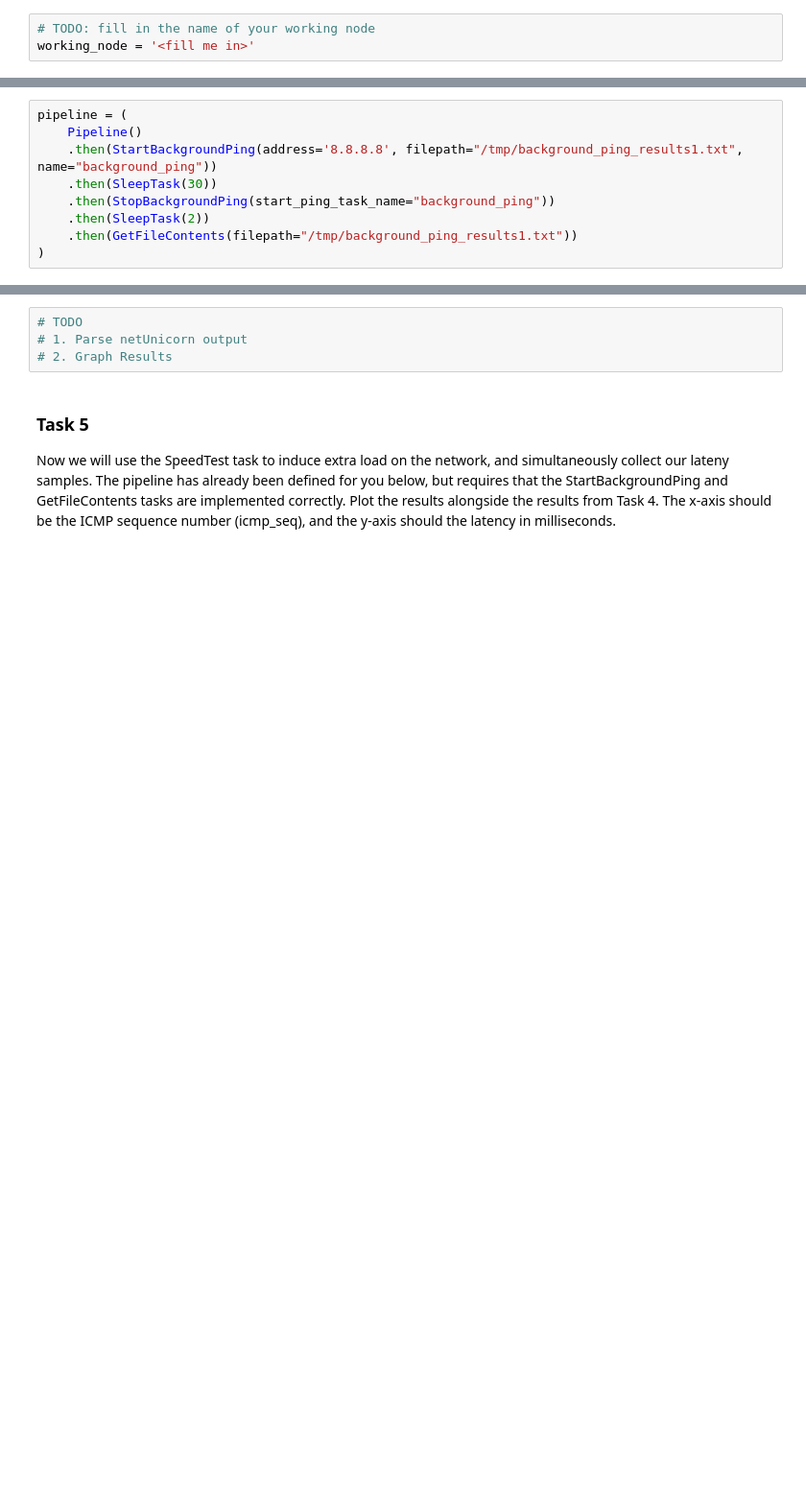
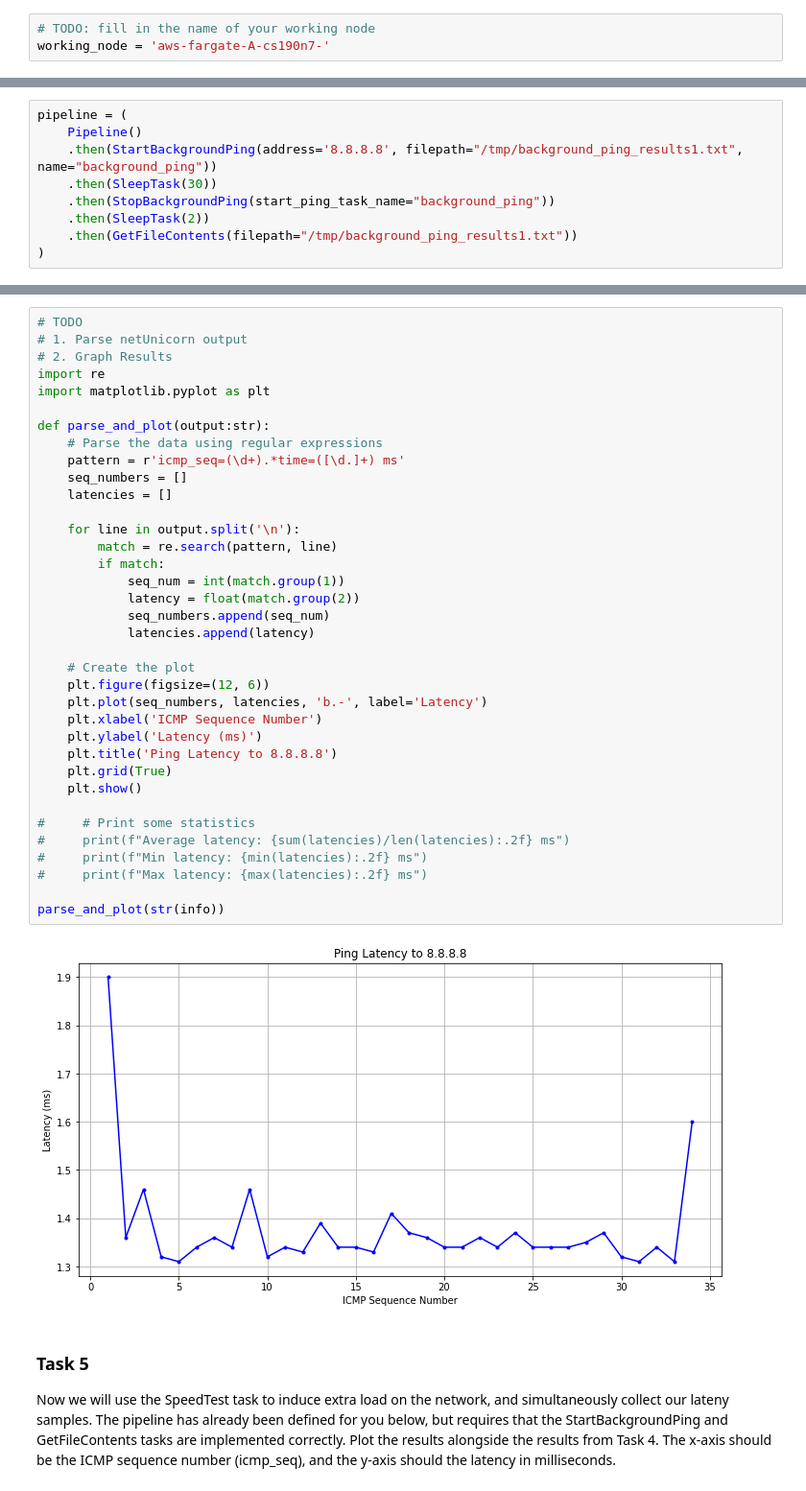
Before and after one commit to andrew200356/cs190n, a Jupyter notebook: assignments/assignment2/latency_under_load.ipynb, the cells around one changed output, grey strips where cells are left out. Shown at 96% size. Cells and saved outputs as stored; diff of their text form; blank space fills up the shorter version.

```diff
--- a/assignments/assignment2/latency_under_load.ipynb
+++ b/assignments/assignment2/latency_under_load.ipynb
@@ -133,3 +136,3 @@ print(nodes)
 # %%
 # TODO: fill in the name of your working node
-working_node = '<fill me in>'
+working_node = 'aws-fargate-A-cs190n7-'
@@ -294,7 +341,41 @@ display_results(info)
 # %%
 # TODO
 # 1. Parse netUnicorn output
 # 2. Graph Results
+import re
+import matplotlib.pyplot as plt
+
+def parse_and_plot(output:str):
+    # Parse the data using regular expressions
+    pattern = r'icmp_seq=(\d+).*time=([\d.]+) ms'
+    seq_numbers = []
+    latencies = []
+
+    for line in output.split('\n'):
+        match = re.search(pattern, line)
+        if match:
+            seq_num = int(match.group(1))
+            latency = float(match.group(2))
+            seq_numbers.append(seq_num)
+            latencies.append(latency)
+
+    # Create the plot
+    plt.figure(figsize=(12, 6))
+    plt.plot(seq_numbers, latencies, 'b.-', label='Latency')
+    plt.xlabel('ICMP Sequence Number')
+    plt.ylabel('Latency (ms)')
+    plt.title('Ping Latency to 8.8.8.8')
+    plt.grid(True)
+    plt.show()
+
+#     # Print some statistics
+#     print(f"Average latency: {sum(latencies)/len(latencies):.2f} ms")
+#     print(f"Min latency: {min(latencies):.2f} ms")
+#     print(f"Max latency: {max(latencies):.2f} ms")
+
+parse_and_plot(str(info))
+# %% [output]
+[figure, added]
 # %% [markdown]
 ### Task 5
 Now we will use the SpeedTest task to induce extra load on the network, and simultaneously collect our lateny samples. The pipeline has already been defined for you below, but requires that the StartBackgroundPing and GetFileContents tasks are implemented correctly. Plot the results alongside the results from Task 4. The x-axis should be the ICMP sequence number (icmp_seq), and the y-axis should the latency in milliseconds.
```
Also changed, not shown: parts of 12 cells of this notebook.
